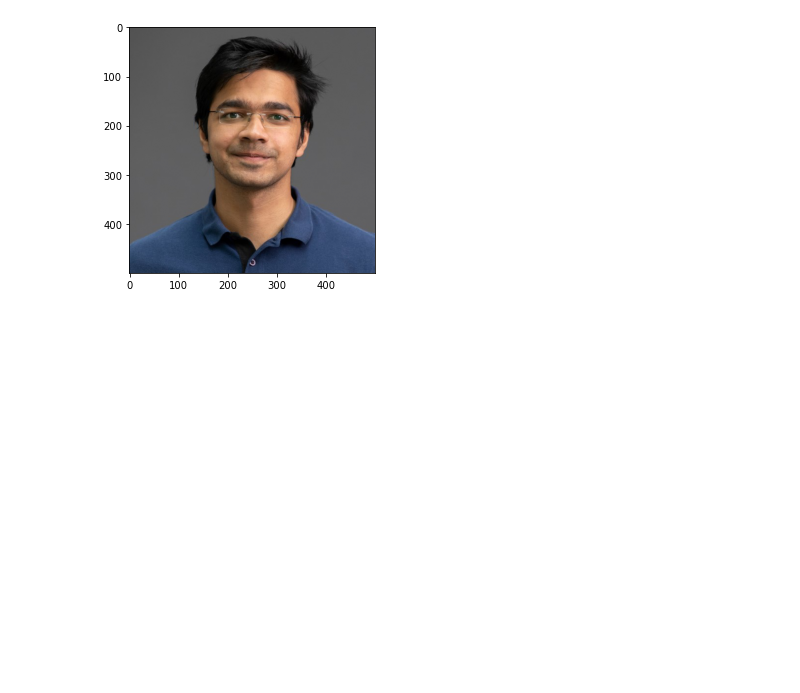
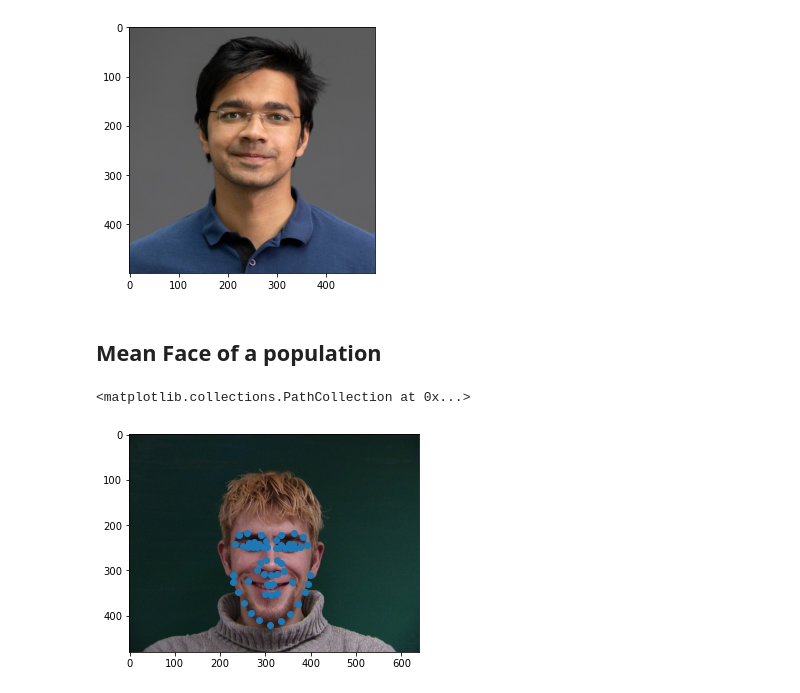
Before and after one commit to romilbhardwaj/cs294-compphotog, a Jupyter notebook: p3/p3.ipynb, the cells around one changed output. Saved outputs shown, nothing was run; the diff lists cells and outputs as text; code cells hidden in the pictures; blank space fills up the shorter version.

```diff
--- a/p3/p3.ipynb
+++ b/p3/p3.ipynb
@@ -92,3 +89,5 @@ create_morph_vid(im1, im2, pts1, pts2, 10, 'out.mp4')
 # %% [output]
 Lossy conversion from float64 to uint8. Range [0, 1]. Convert image to uint8 prior to saving to suppress this warning.
 [figure]
+# %% [markdown]
+## Mean Face of a population
@@ -94,0 +168,8 @@ Lossy conversion from float64 to uint8. Range [0, 1]. Convert image to uint8 pri
+# %%
+# Test dataset reading
+img, kps, kp2 = read_danes_img_and_keypoints('imm_face/01-2m.jpg')
+plt.imshow(img)
+plt.scatter(x=kps[:,0], y=kps[:,1])
+# %% [output]
+<matplotlib.collections.PathCollection at 0x...>
+[figure, added]
```
Also changed, not shown: parts of 5 cells of this notebook.
